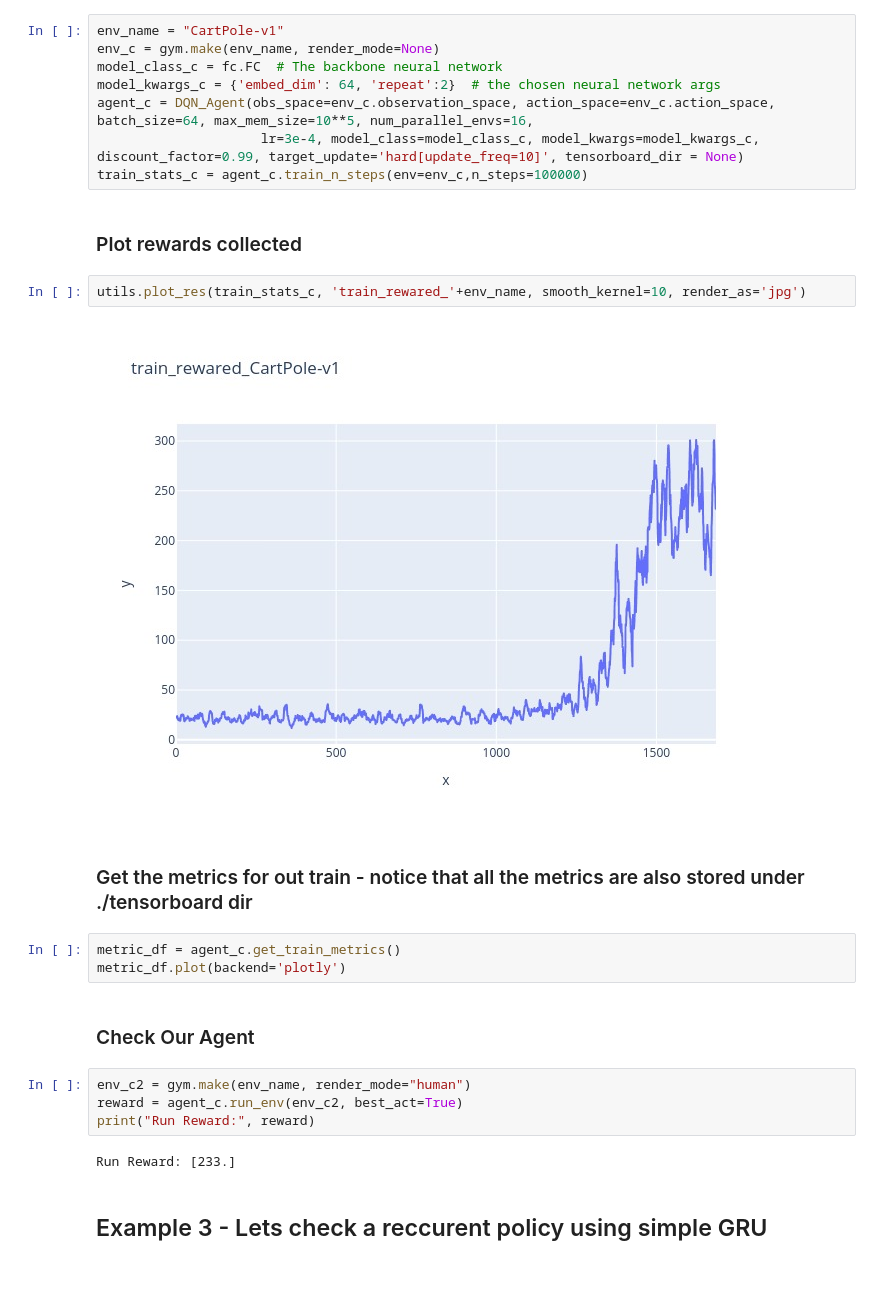
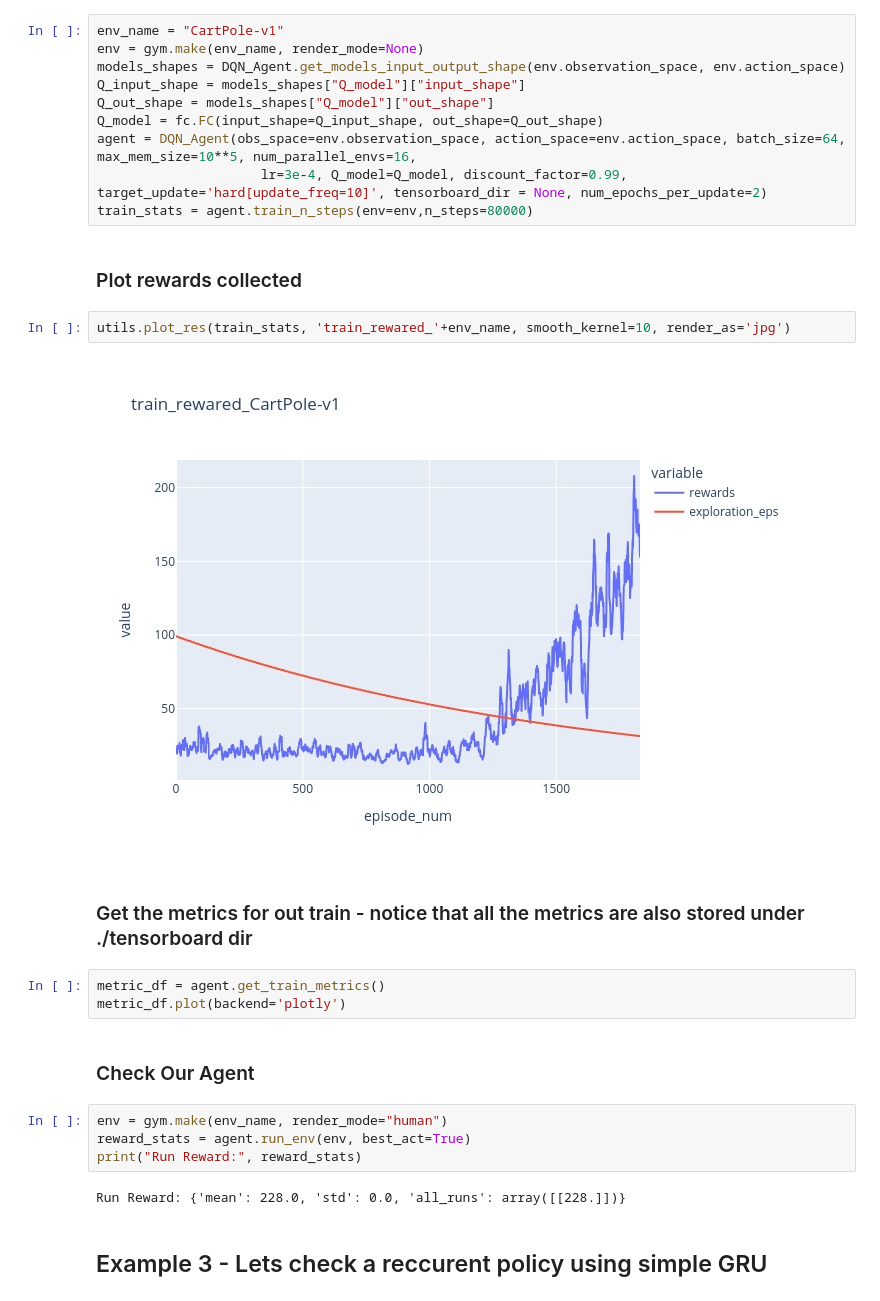
Before and after one commit to nitsan57/RLify, a Jupyter notebook: getting-started.ipynb, the cells around one changed output. Drawn from its saved outputs; the diff is of its cells as text.

```diff
--- a/getting-started.ipynb
+++ b/getting-started.ipynb
@@ -47,31 +52,33 @@ Run Reward: [169.13942249]
 On CartPole
 # %%
 env_name = "CartPole-v1"
-env_c = gym.make(env_name, render_mode=None)
-model_class_c = fc.FC  # The backbone neural network
-model_kwargs_c = {'embed_dim': 64, 'repeat':2}  # the chosen neural network args
-agent_c = DQN_Agent(obs_space=env_c.observation_space, action_space=env_c.action_space, batch_size=64, max_mem_size=10**5, num_parallel_envs=16,
-                     lr=3e-4, model_class=model_class_c, model_kwargs=model_kwargs_c, discount_factor=0.99, target_update='hard[update_freq=10]', tensorboard_dir = None)
-train_stats_c = agent_c.train_n_steps(env=env_c,n_steps=100000)
+env = gym.make(env_name, render_mode=None)
+models_shapes = DQN_Agent.get_models_input_output_shape(env.observation_space, env.action_space)
+Q_input_shape = models_shapes["Q_model"]["input_shape"]
+Q_out_shape = models_shapes["Q_model"]["out_shape"]
+Q_model = fc.FC(input_shape=Q_input_shape, out_shape=Q_out_shape)
+agent = DQN_Agent(obs_space=env.observation_space, action_space=env.action_space, batch_size=64, max_mem_size=10**5, num_parallel_envs=16,
+                     lr=3e-4, Q_model=Q_model, discount_factor=0.99, target_update='hard[update_freq=10]', tensorboard_dir = None, num_epochs_per_update=2)
+train_stats = agent.train_n_steps(env=env,n_steps=80000)
 # %% [markdown]
 ### Plot rewards collected
 # %%
-utils.plot_res(train_stats_c, 'train_rewared_'+env_name, smooth_kernel=10, render_as='jpg')
+utils.plot_res(train_stats, 'train_rewared_'+env_name, smooth_kernel=10, render_as='jpg')
 # %% [output]
-[figure, old version]
+[figure, new version]
 # %% [markdown]
 ### Get the metrics for out train - notice that all the metrics are also stored under ./tensorboard dir
 # %%
-metric_df = agent_c.get_train_metrics()
+metric_df = agent.get_train_metrics()
 metric_df.plot(backend='plotly')
 # %% [markdown]
 ### Check Our Agent
 # %%
-env_c2 = gym.make(env_name, render_mode="human")
-reward = agent_c.run_env(env_c2, best_act=True)
-print("Run Reward:", reward)
+env = gym.make(env_name, render_mode="human")
+reward_stats = agent.run_env(env, best_act=True)
+print("Run Reward:", reward_stats)
 # %% [output]
-Run Reward: [233.]
+Run Reward: {'mean': 228.0, 'std': 0.0, 'all_runs': array([[228.]])}
 # %% [markdown]
 ## Example 3 -  Lets check a reccurent policy using simple GRU
 # %%
```
Also changed, not shown: parts of 10 cells of this notebook.
